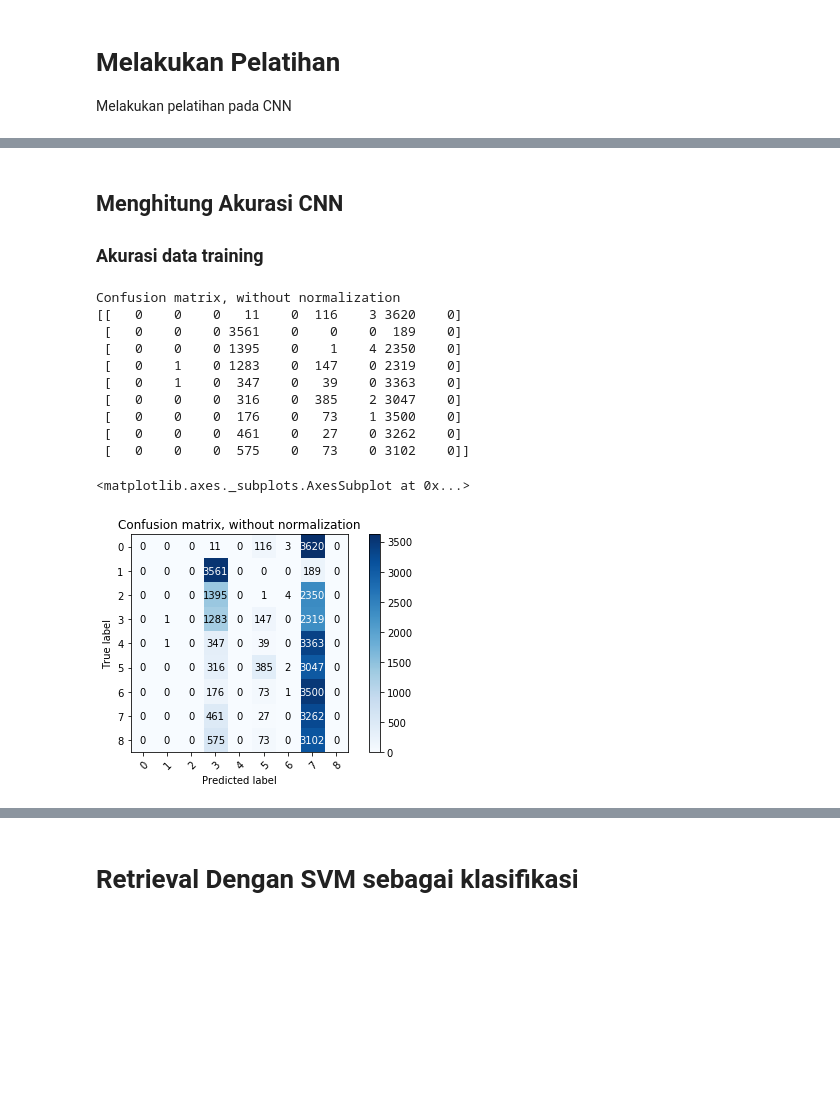
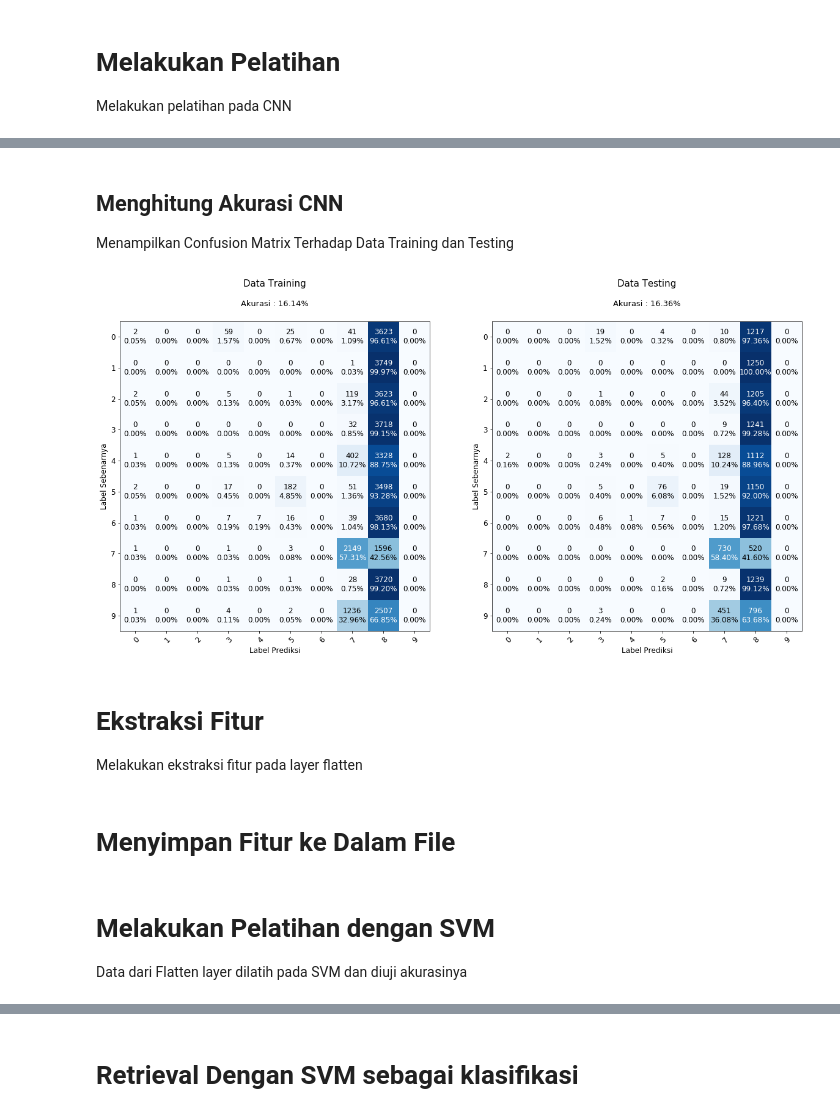
Before and after one commit to BagasMuharom/CBIR-CNN-SVM, a Jupyter notebook: Train Digit 32 50k LN1.ipynb, the cells around one changed output, grey strips where cells are left out. Saved outputs shown, nothing was run; the diff lists cells and outputs as text; code cells hidden in the pictures; blank space fills up the shorter version.

```diff
--- a/Train Digit 32 50k LN1.ipynb
+++ b/Train Digit 32 50k LN1.ipynb
@@ -62,22 +62,19 @@ val_acc: 0.146
-# %% [markdown]
-## Menghitung Akurasi CNN
-### Akurasi data training
-# %%
-predicted = model.predict(X_train)
-y_pred = np.argmax(predicted, axis = 1)
-y_true = Y_train_single
-
-plot_conf_matrix(y_true, y_pred, reader.labels, figsize = (7, 7))
-# %% [output]
-Confusion matrix, without normalization
-[[   0    0    0   11    0  116    3 3620    0]
- [   0    0    0 3561    0    0    0  189    0]
- [   0    0    0 1395    0    1    4 2350    0]
- [   0    1    0 1283    0  147    0 2319    0]
- [   0    1    0  347    0   39    0 3363    0]
- [   0    0    0  316    0  385    2 3047    0]
- [   0    0    0  176    0   73    1 3500    0]
- [   0    0    0  461    0   27    0 3262    0]
- [   0    0    0  575    0   73    0 3102    0]]
-<matplotlib.axes._subplots.AxesSubplot at 0x...>
-[figure, removed]
+# %% [markdown]
+## Menghitung Akurasi CNN
+Menampilkan Confusion Matrix Terhadap Data Training dan Testing
+# %%
+ev = CNN_Evaluator(model = model, labels = reader.labels)
+y_true_train, y_pred_train, score = ev.evaluate(X_train, Y_train_single)
+y_true_test, y_pred_test, score = ev.evaluate(X_test, Y_test_single)
+# %%
+# Confusion Matrix
+cfm = ConfusionMatrix((20, 10), 1, 2, reader.labels)
+cfm.xylabel_size = 12
+cfm.add(y_true_train, y_pred_train, 0, 0, 'Data Training')
+cfm.add(y_true_test, y_pred_test, 0, 1, 'Data Testing')
+cfm.show()
+# %% [output]
+[figure, added]
+# %% [markdown]
+# Ekstraksi Fitur
+Melakukan ekstraksi fitur pada layer flatten
@@ -83,0 +85,2 @@ Confusion matrix, without normalization
+# %% [markdown]
+# Menyimpan Fitur ke Dalam File
@@ -83,0 +94,4 @@ Confusion matrix, without normalization
+# %% [markdown]
+# Melakukan Pelatihan dengan SVM
+Data dari Flatten layer dilatih pada SVM dan
+diuji akurasinya
```
Also changed, not shown: parts of 16 cells of this notebook, 3 other files.
